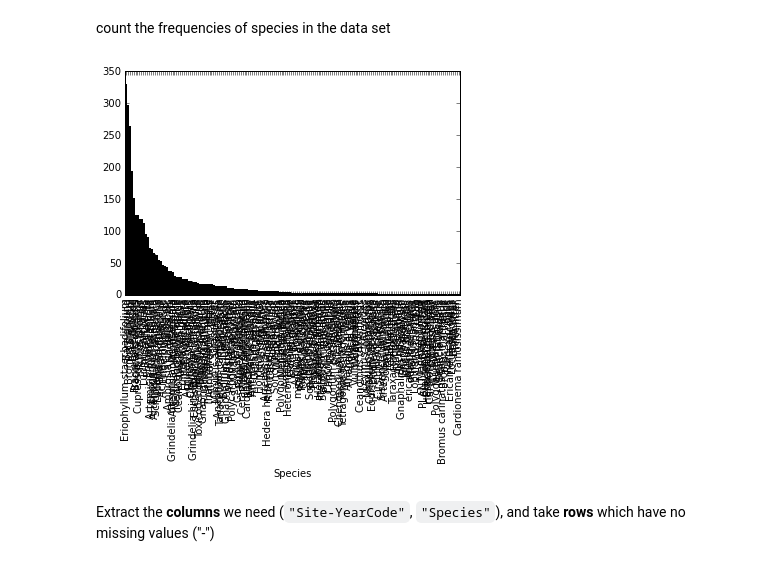
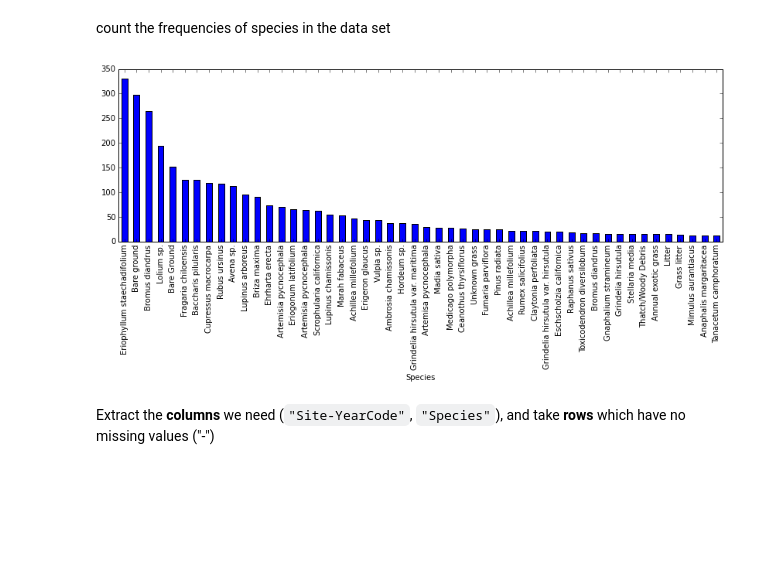
Before and after one commit to odscwest/parksconserverancy, a Jupyter notebook: preprocess.ipynb, the cells around one changed output. Cells and saved outputs as stored; diff of their text form; code cells hidden in the pictures; blank space fills up the shorter version.

```diff
--- a/preprocess.ipynb
+++ b/preprocess.ipynb
@@ -36,10 +37,11 @@ species["counts"] = 1
 species_freq = species.groupby("Species").agg(sum).iloc[:,0].copy()
 species_freq.sort(ascending=False)
 # %%
-species_freq.plot(kind = "bar")
+plt.figure(figsize=(14,4))
+species_freq[:50].plot(kind = "bar")
 pass
 # %% [output]
-[figure, old version]
+[figure, new version]
 # %% [markdown]
 Extract the **columns** we need (`"Site-YearCode"`, `"Species"`), and take **rows** which have no missing values ("-")
 # %%
```
Also changed, not shown: parts of 8 cells of this notebook, 4 other files.
